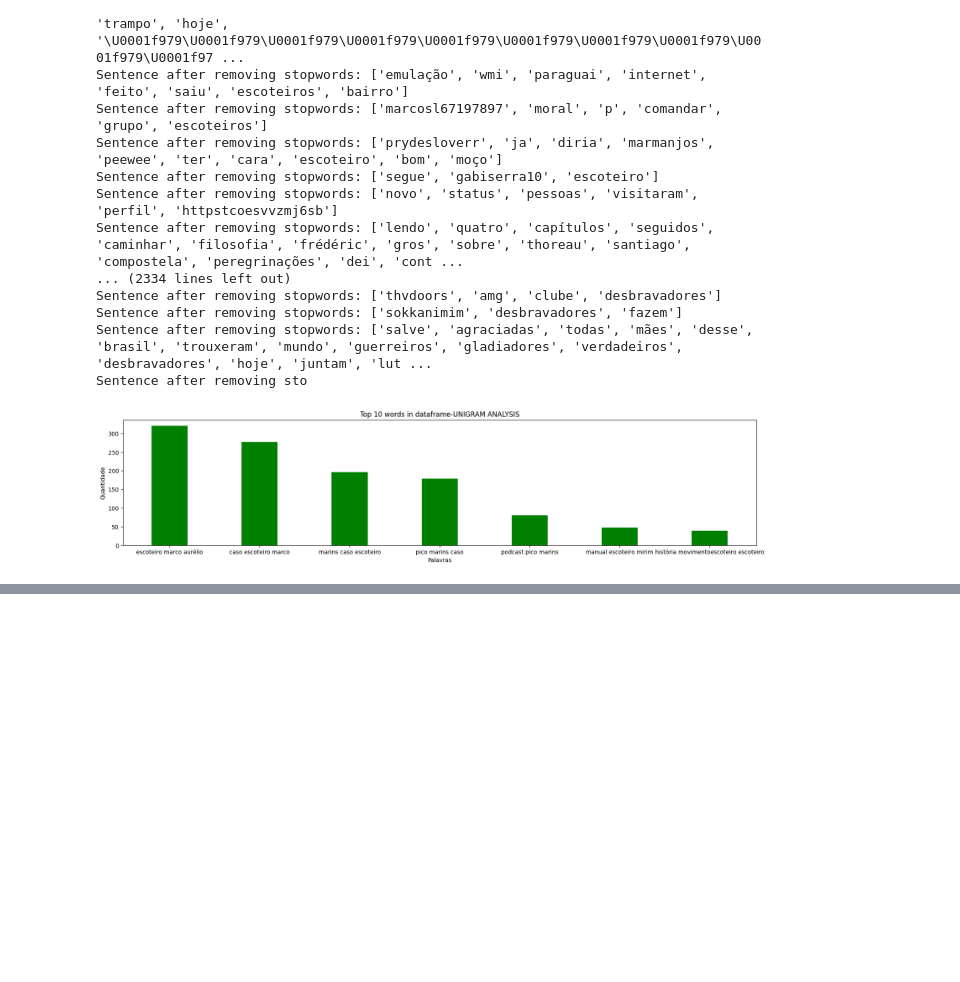
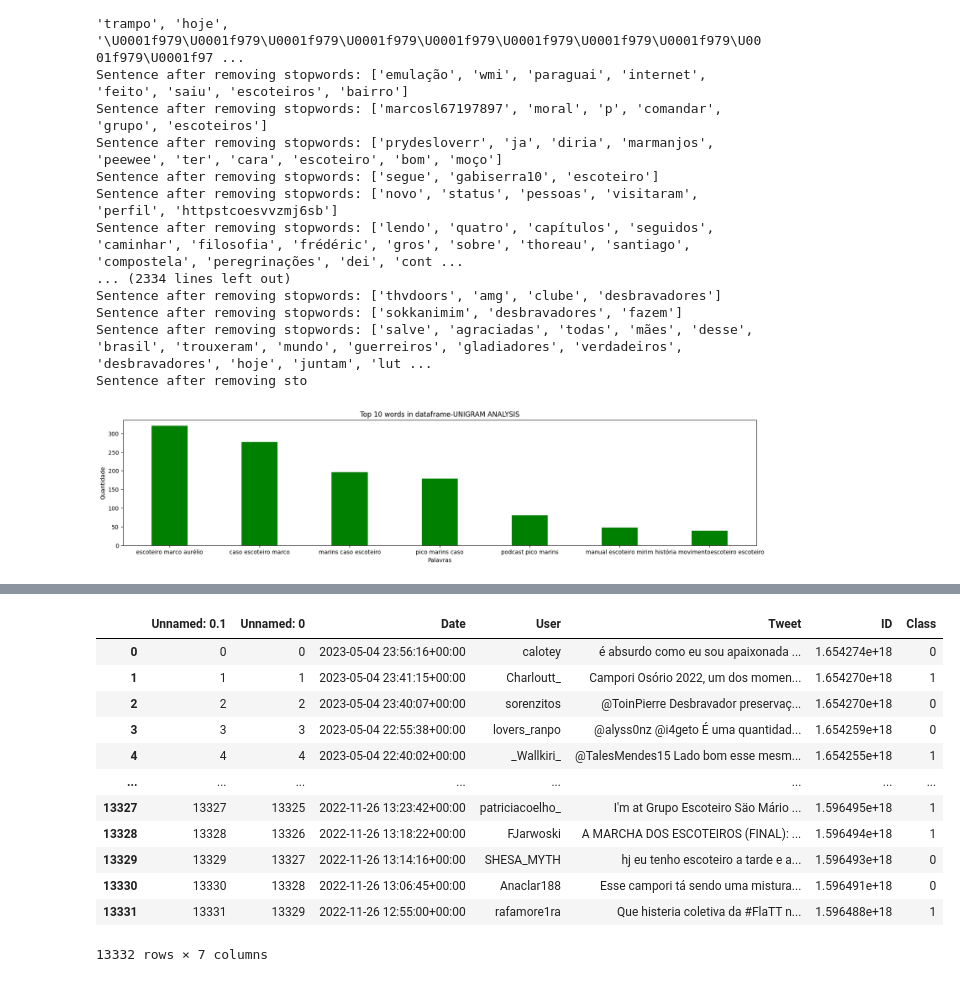
Before and after one commit to diegooliveira7/CollectTwitterDataCleanup, a Jupyter notebook: Análise_para_T.ipynb, the cells around one changed output, grey strips where cells are left out. Drawn from its saved outputs; the diff is of its cells as text; code cells hidden in the pictures; blank space fills up the shorter version.

```diff
--- a/Análise_para_T.ipynb
+++ b/Análise_para_T.ipynb
@@ -392,0 +394,18 @@ wordcloud.to_file("airbnb_summary_wordcloud.png")
+# %%
+df = pd.read_csv("/content/drive/MyDrive/TCC/BD/BaseClassificada.csv", engine='python')
+# %%
+df
+# %% [output]
+|  | Unnamed: 0.1 | Unnamed: 0 | Date | User | Tweet | ID | Class |
+| 0 | 0 | 0 | 2023-05-04 23:56:16+00:00 | calotey | é absurdo como eu sou apaixonada ... | 1.654274e+18 | 0 |
+| 1 | 1 | 1 | 2023-05-04 23:41:15+00:00 | Charloutt_ | Campori Osório 2022, um dos momen... | 1.654270e+18 | 1 |
+| 2 | 2 | 2 | 2023-05-04 23:40:07+00:00 | sorenzitos | @ToinPierre Desbravador preservaç... | 1.654270e+18 | 0 |
+| 3 | 3 | 3 | 2023-05-04 22:55:38+00:00 | lovers_ranpo | @alyss0nz @i4geto É uma quantidad... | 1.654259e+18 | 0 |
+| 4 | 4 | 4 | 2023-05-04 22:40:02+00:00 | _Wallkiri_ | @TalesMendes15 Lado bom esse mesm... | 1.654255e+18 | 1 |
+| ... | ... | ... | ... | ... | ... | ... | ... |
+| 13327 | 13327 | 13325 | 2022-11-26 13:23:42+00:00 | patriciacoelho_ | I'm at Grupo Escoteiro Säo Mário ... | 1.596495e+18 | 1 |
+| 13328 | 13328 | 13326 | 2022-11-26 13:18:22+00:00 | FJarwoski | A MARCHA DOS ESCOTEIROS (FINAL): ... | 1.596494e+18 | 1 |
+| 13329 | 13329 | 13327 | 2022-11-26 13:14:16+00:00 | SHESA_MYTH | hj eu tenho escoteiro a tarde e a... | 1.596493e+18 | 0 |
+| 13330 | 13330 | 13328 | 2022-11-26 13:06:45+00:00 | Anaclar188 | Esse campori tá sendo uma mistura... | 1.596491e+18 | 0 |
+| 13331 | 13331 | 13329 | 2022-11-26 12:55:00+00:00 | rafamore1ra | Que histeria coletiva da #FlaTT n... | 1.596488e+18 | 1 |
+13332 rows × 7 columns
```
Also changed, not shown: parts of 3 cells of this notebook.
